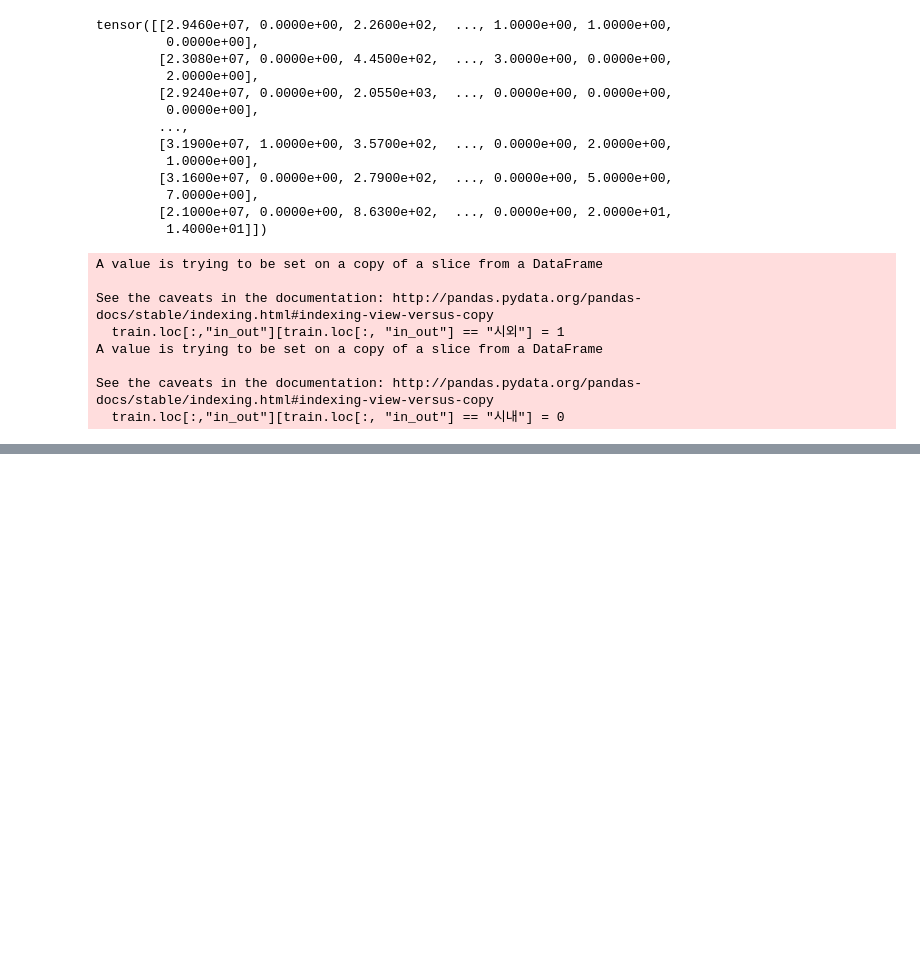
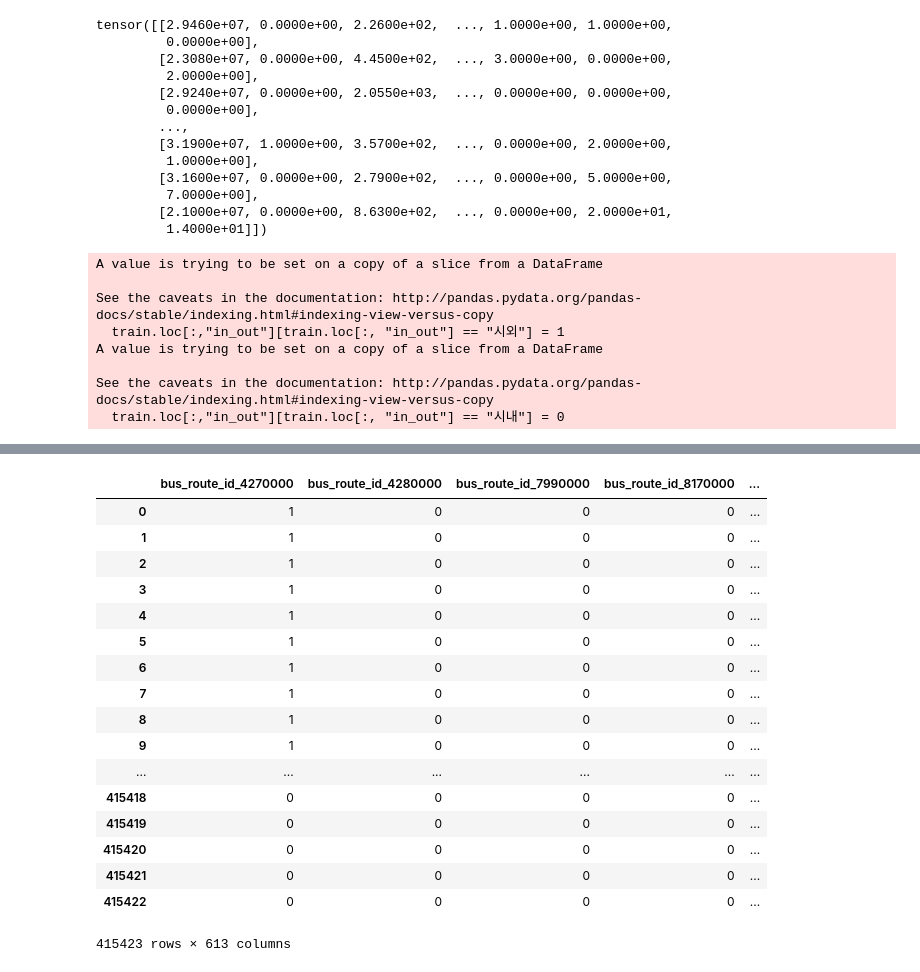
Before and after one commit to JunhoKim94/Jeju-BigData-Competition_SKKU, a Jupyter notebook: Practice.ipynb, the cells around one changed output, grey strips where cells are left out. Saved outputs shown, nothing was run; the diff lists cells and outputs as text; code cells hidden in the pictures; blank space fills up the shorter version.

```diff
--- a/Practice.ipynb
+++ b/Practice.ipynb
@@ -179,0 +241,21 @@ len(train.columns)
+# %%
+data.iloc[:,len(data.columns) - len(train["bus_route_id"].value_counts()):]
+# %% [output]
+|  | bus_route_id_4270000 | bus_route_id_4280000 | bus_route_id_7990000 | bus_route_id_8170000 | ... |
+| 0 | 1 | 0 | 0 | 0 | ... |
+| 1 | 1 | 0 | 0 | 0 | ... |
+| 2 | 1 | 0 | 0 | 0 | ... |
+| 3 | 1 | 0 | 0 | 0 | ... |
+| 4 | 1 | 0 | 0 | 0 | ... |
+| 5 | 1 | 0 | 0 | 0 | ... |
+| 6 | 1 | 0 | 0 | 0 | ... |
+| 7 | 1 | 0 | 0 | 0 | ... |
+| 8 | 1 | 0 | 0 | 0 | ... |
+| 9 | 1 | 0 | 0 | 0 | ... |
+| ... | ... | ... | ... | ... | ... |
+| 415418 | 0 | 0 | 0 | 0 | ... |
+| 415419 | 0 | 0 | 0 | 0 | ... |
+| 415420 | 0 | 0 | 0 | 0 | ... |
+| 415421 | 0 | 0 | 0 | 0 | ... |
+| 415422 | 0 | 0 | 0 | 0 | ... |
+415423 rows × 613 columns
```
Also changed, not shown: parts of 24 cells of this notebook, 4 other files.
